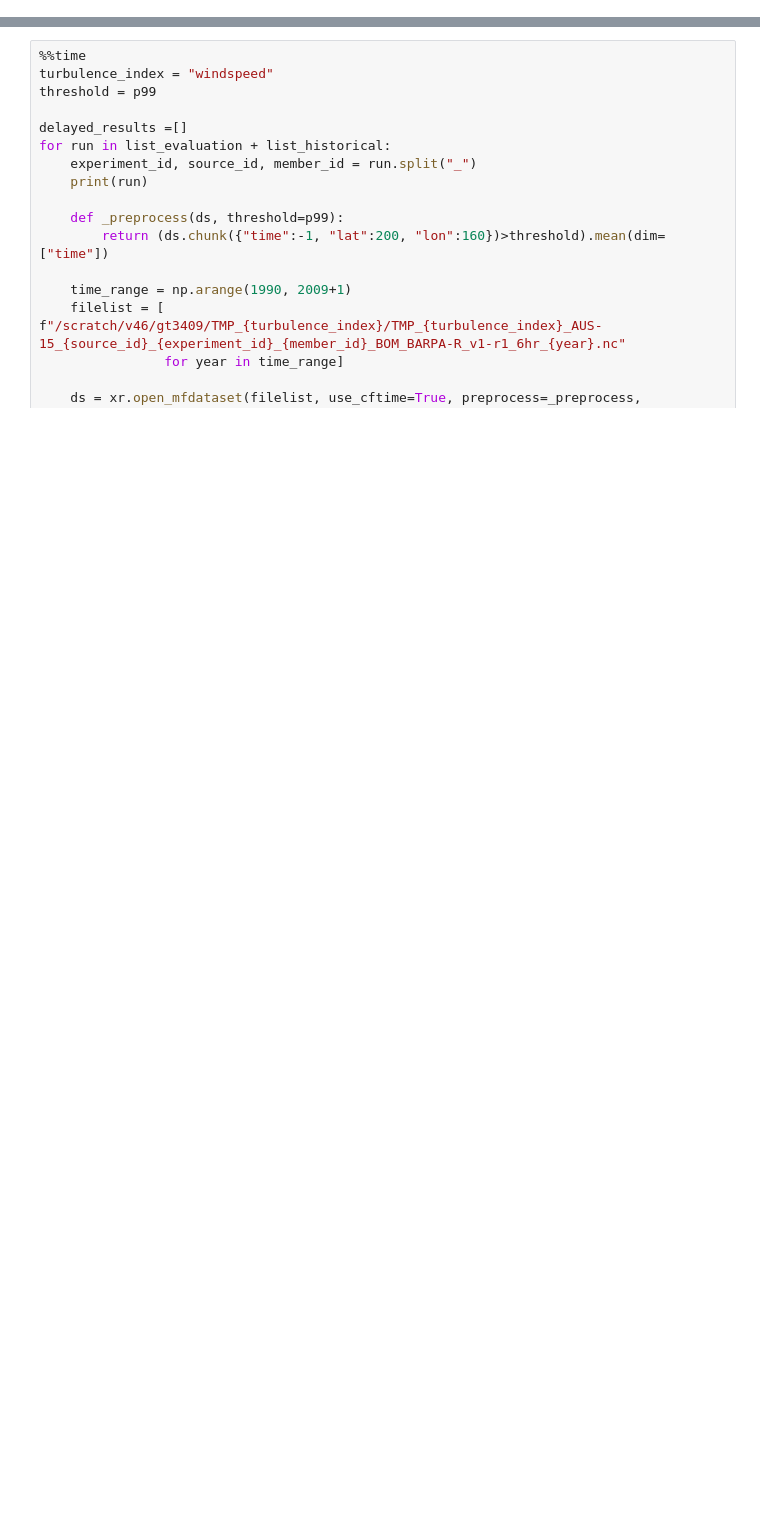
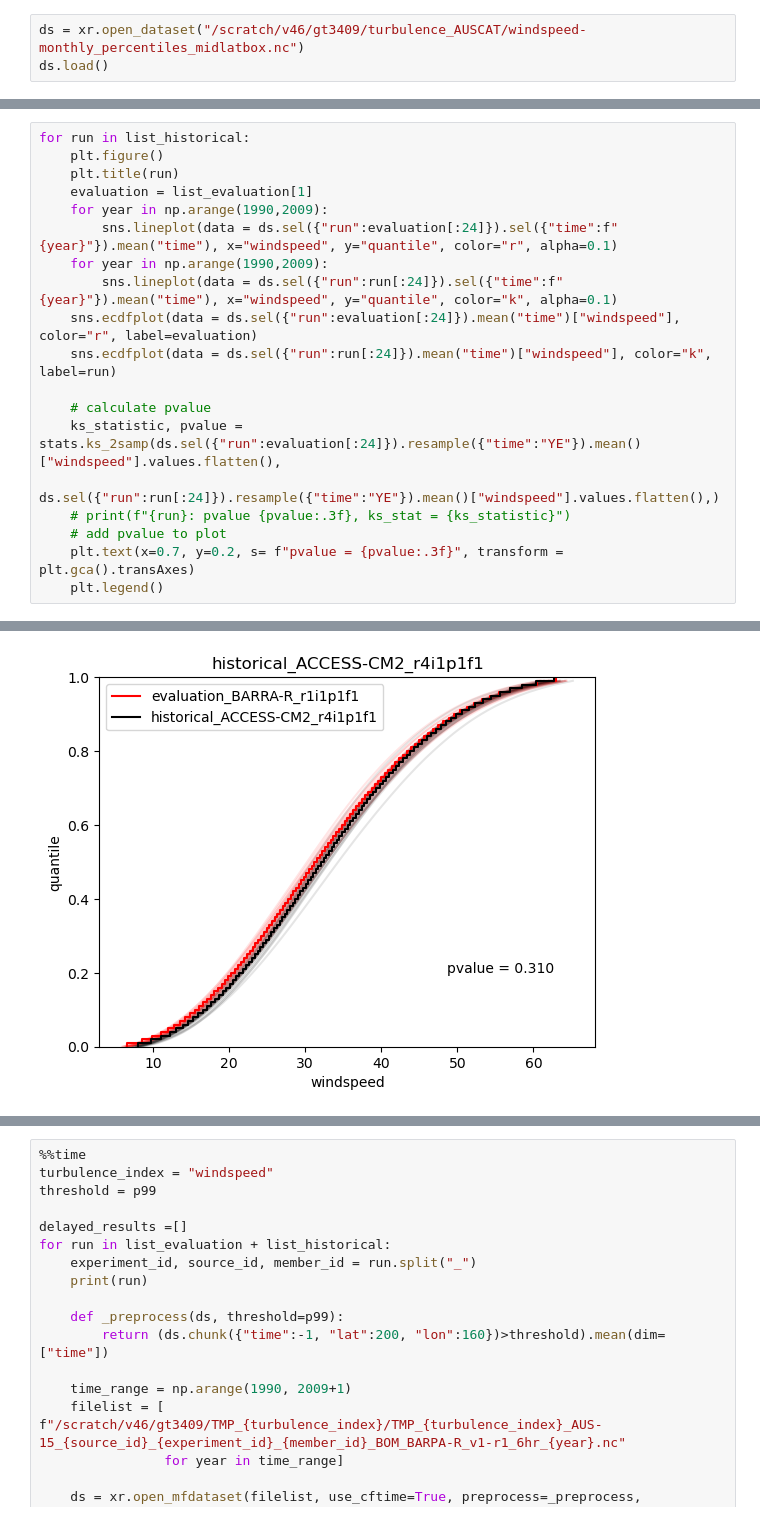
Before and after one commit to xenct/turbulence_AUSCAT, a Jupyter notebook: CAT_evaluation.ipynb, the cells around one changed output, grey strips where cells are left out. Drawn from its saved outputs; the diff is of its cells as text; blank space fills up the shorter version.

Commit message:
working but messy kstest with plots

```diff
--- a/CAT_evaluation.ipynb
+++ b/CAT_evaluation.ipynb
@@ -50,0 +99,3 @@ p95, p99, p999 = [62.82748914, 75.75302181, 88.13204733]
+# %%
+ds = xr.open_dataset("/scratch/v46/gt3409/turbulence_AUSCAT/windspeed-monthly_percentiles_midlatbox.nc")
+ds.load()
@@ -50,0 +112,20 @@ p95, p99, p999 = [62.82748914, 75.75302181, 88.13204733]
+# %%
+for run in list_historical:
+    plt.figure()
+    plt.title(run)
+    evaluation = list_evaluation[1]
+    for year in np.arange(1990,2009):
+        sns.lineplot(data = ds.sel({"run":evaluation[:24]}).sel({"time":f"{year}"}).mean("time"), x="windspeed", y="quantile", color="r", alpha=0.1)
+    for year in np.arange(1990,2009):
+        sns.lineplot(data = ds.sel({"run":run[:24]}).sel({"time":f"{year}"}).mean("time"), x="windspeed", y="quantile", color="k", alpha=0.1)
+    sns.ecdfplot(data = ds.sel({"run":evaluation[:24]}).mean("time")["windspeed"], color="r", label=evaluation)
+    sns.ecdfplot(data = ds.sel({"run":run[:24]}).mean("time")["windspeed"], color="k", label=run)
+
+    # calculate pvalue
+    ks_statistic, pvalue = stats.ks_2samp(ds.sel({"run":evaluation[:24]}).resample({"time":"YE"}).mean()["windspeed"].values.flatten(),
+                                          ds.sel({"run":run[:24]}).resample({"time":"YE"}).mean()["windspeed"].values.flatten(),)
+    # print(f"{run}: pvalue {pvalue:.3f}, ks_stat = {ks_statistic}")
+    # add pvalue to plot
+    plt.text(x=0.7, y=0.2, s= f"pvalue = {pvalue:.3f}", transform = plt.gca().transAxes)
+    plt.legend()
+# %% [output]
@@ -50,0 +149 @@ p95, p99, p999 = [62.82748914, 75.75302181, 88.13204733]
+[figure, added]
```
Also changed, not shown: parts of 17 cells of this notebook.
